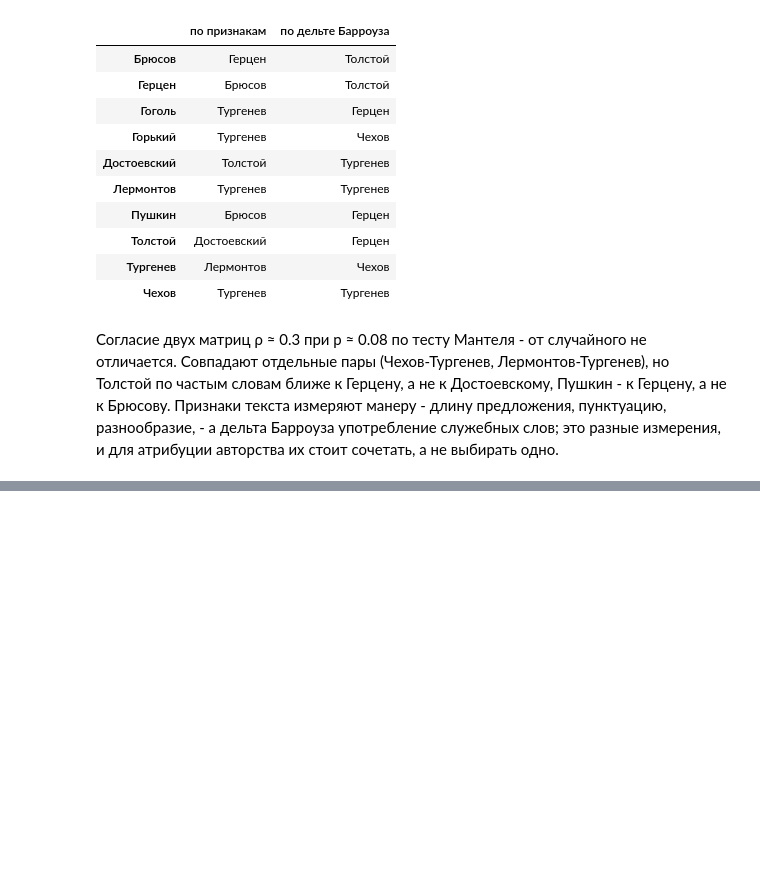
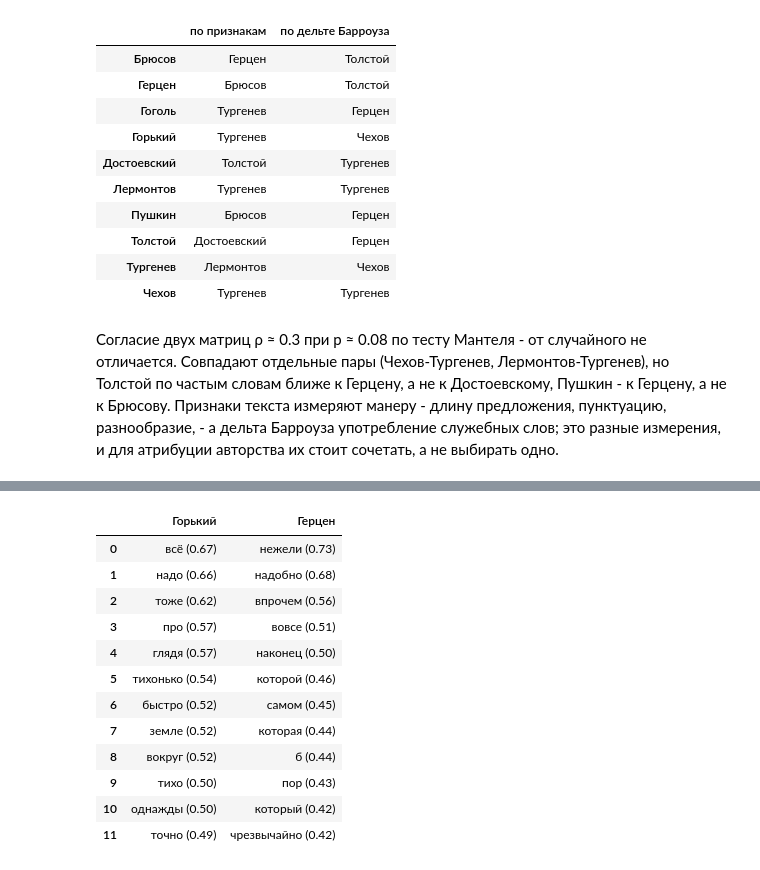
Before and after one commit to SergeyShk/ruTS, a Jupyter notebook: examples/03_prose_authors.ipynb, the cells around one changed output, grey strips where cells are left out. Cells and saved outputs as stored; diff of their text form; code cells hidden in the pictures; blank space fills up the shorter version.

```diff
--- a/examples/03_prose_authors.ipynb
+++ b/examples/03_prose_authors.ipynb
@@ -65,20 +65,22 @@ def normalize_spaces(text: str) -> str:
     return re.sub(r"[^\S\n]+", " ", re.sub(r"\s*\n\s*", "\n", text))
 
 
-windows: dict[str, list[str]] = {}
+rows = []
 for author in sorted(overview.index):
-    author_windows = [
-        window
-        for text in rl.get_texts(genre="prose", author=author)
-        for window in split_windows(normalize_spaces(text), WINDOW)
+    author_rows = [
+        {"author": author, "title": record["title"], "text": window}
+        for record in rl.get_records(genre="prose", author=author)
+        for window in split_windows(normalize_spaces(record["text"]), WINDOW)
     ]
-    if len(author_windows) < MIN_WINDOWS:
-        print(f"{author}: {len(author_windows)} окон, пропущен")
+    if len(author_rows) < MIN_WINDOWS:
+        print(f"{author}: {len(author_rows)} окон, пропущен")
         continue
-    if len(author_windows) > MAX_WINDOWS:
-        positions = np.linspace(0, len(author_windows) - 1, MAX_WINDOWS).round().astype(int)
-        author_windows = [author_windows[position] for position in positions]
-    windows[author] = author_windows
+    if len(author_rows) > MAX_WINDOWS:
+        positions = np.linspace(0, len(author_rows) - 1, MAX_WINDOWS).round().astype(int)
+        author_rows = [author_rows[position] for position in positions]
+    rows.extend(author_rows)
+corpus = pd.DataFrame(rows)
+windows = {author: list(group["text"]) for author, group in corpus.groupby("author")}
 
 features = {
     author: pd.DataFrame([text_features(window) for window in author_windows]).astype(float)
@@ -400,0 +526,26 @@ pd.DataFrame(
+# %%
+from ruts.corpus import zeta
+
+gorky, herzen = corpus_words["Горький"], corpus_words["Герцен"]
+markers = zeta(gorky, herzen, segment_size=2000, top_n=12)
+anti_markers = zeta(herzen, gorky, segment_size=2000, top_n=12)
+pd.DataFrame(
+    {
+        "Горький": [f"{marker.word} ({marker.zeta:.2f})" for marker in markers],
+        "Герцен": [f"{marker.word} ({marker.zeta:.2f})" for marker in anti_markers],
+    }
+)
+# %% [output]
+|  | Горький | Герцен |
+| 0 | всё (0.67) | нежели (0.73) |
+| 1 | надо (0.66) | надобно (0.68) |
+| 2 | тоже (0.62) | впрочем (0.56) |
+| 3 | про (0.57) | вовсе (0.51) |
+| 4 | глядя (0.57) | наконец (0.50) |
+| 5 | тихонько (0.54) | которой (0.46) |
+| 6 | быстро (0.52) | самом (0.45) |
+| 7 | земле (0.52) | которая (0.44) |
+| 8 | вокруг (0.52) | б (0.44) |
+| 9 | тихо (0.50) | пор (0.43) |
+| 10 | однажды (0.50) | который (0.42) |
+| 11 | точно (0.49) | чрезвычайно (0.42) |
```
Also changed, not shown: parts of 10 cells of this notebook, 3 other files.
